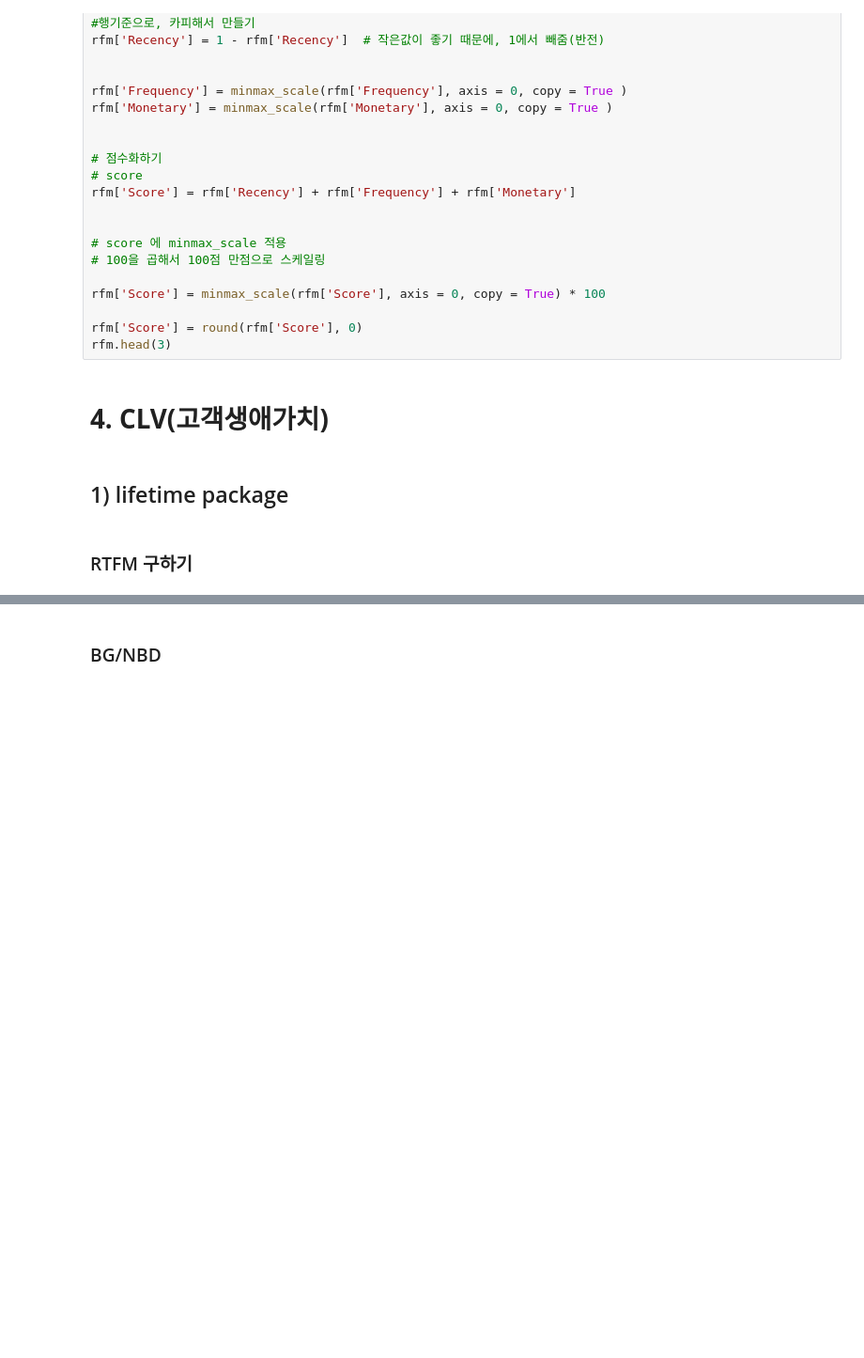
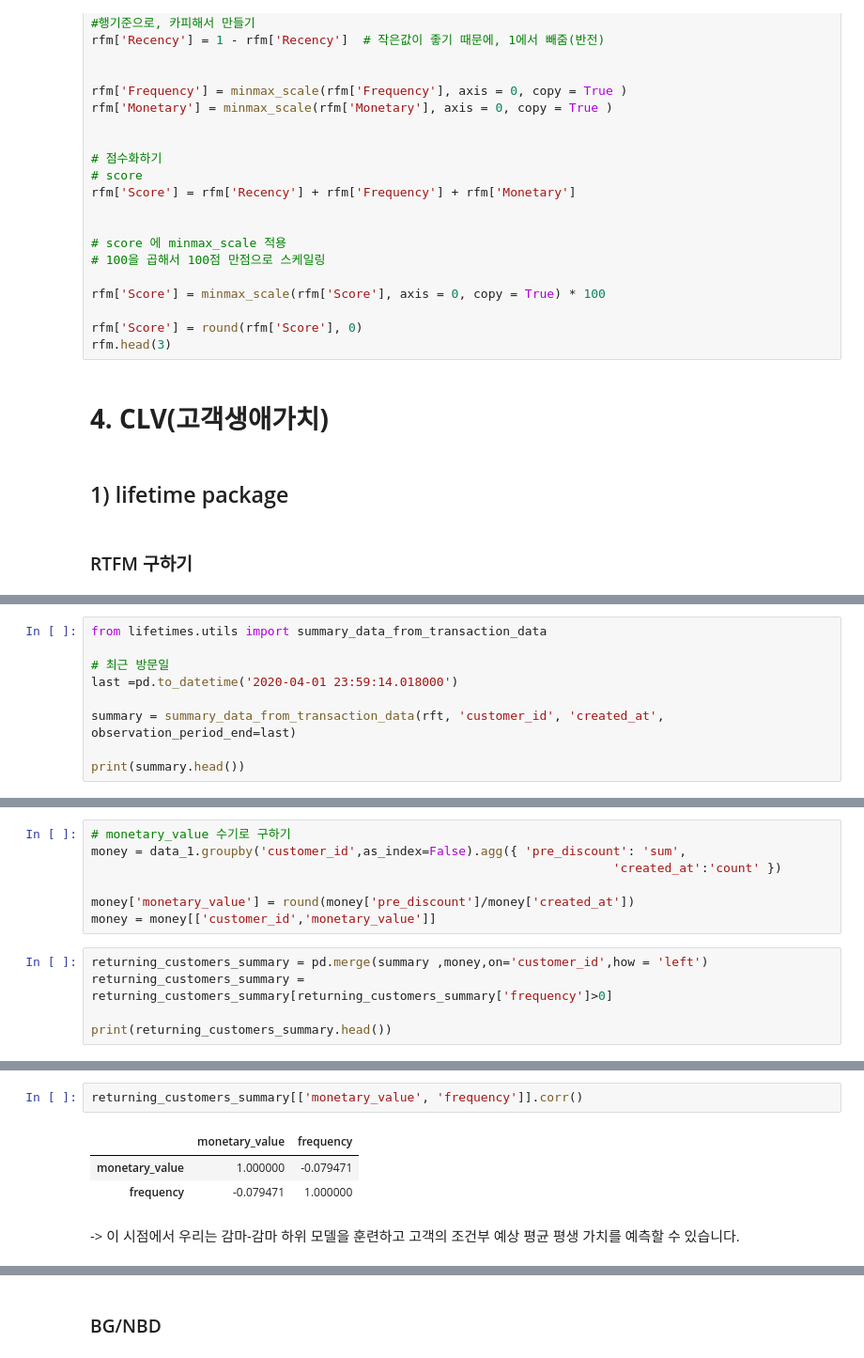
Before and after one commit to jeongmin5o/-DA-CLV, a Jupyter notebook: CRM&CLV_github.ipynb, the cells around one changed output, grey strips where cells are left out. Shown at 94% size. Saved outputs shown, nothing was run; the diff lists cells and outputs as text; blank space fills up the shorter version.

```diff
--- a/CRM&CLV_github.ipynb
+++ b/CRM&CLV_github.ipynb
@@ -879,0 +647,9 @@ cltv_df.head()
+# %%
+from lifetimes.utils import summary_data_from_transaction_data
+
+# 최근 방문일
+last =pd.to_datetime('2020-04-01 23:59:14.018000')
+
+summary = summary_data_from_transaction_data(rft, 'customer_id', 'created_at', observation_period_end=last)
+
+print(summary.head())
@@ -879,0 +698,12 @@ cltv_df.head()
+# %%
+# monetary_value 수기로 구하기
+money = data_1.groupby('customer_id',as_index=False).agg({ 'pre_discount': 'sum',
+                                                                       'created_at':'count' })
+
+money['monetary_value'] = round(money['pre_discount']/money['created_at'])
+money = money[['customer_id','monetary_value']]
+# %%
+returning_customers_summary = pd.merge(summary ,money,on='customer_id',how = 'left')
+returning_customers_summary = returning_customers_summary[returning_customers_summary['frequency']>0]
+
+print(returning_customers_summary.head())
@@ -879,0 +723,8 @@ cltv_df.head()
+# %%
+returning_customers_summary[['monetary_value', 'frequency']].corr()
+# %% [output]
+|  | monetary_value | frequency |
+| monetary_value | 1.000000 | -0.079471 |
+| frequency | -0.079471 | 1.000000 |
+# %% [markdown]
+-> 이 시점에서 우리는 감마-감마 하위 모델을 훈련하고 고객의 조건부 예상 평균 평생 가치를 예측할 수 있습니다.
```
Also changed, not shown: parts of 54 cells of this notebook.
